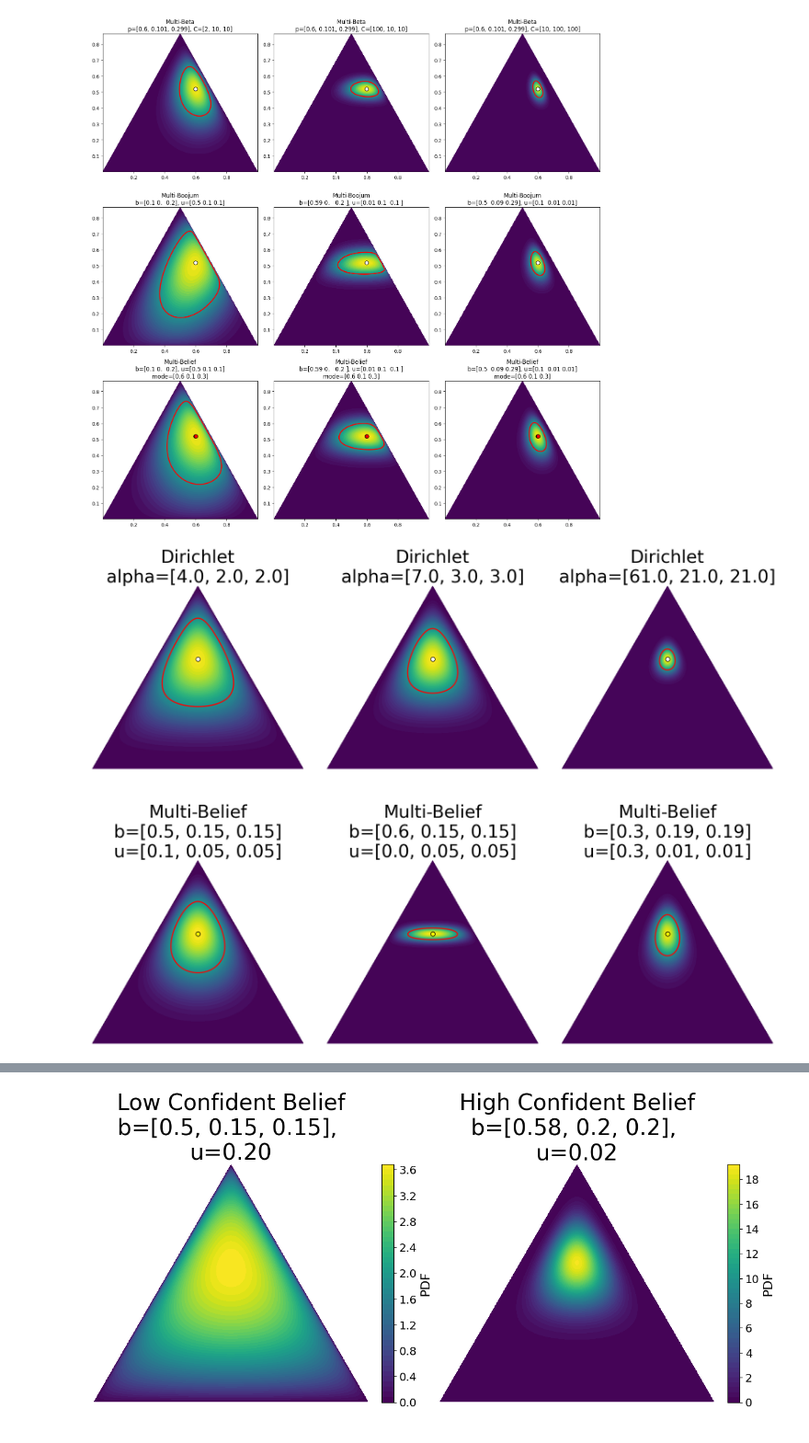
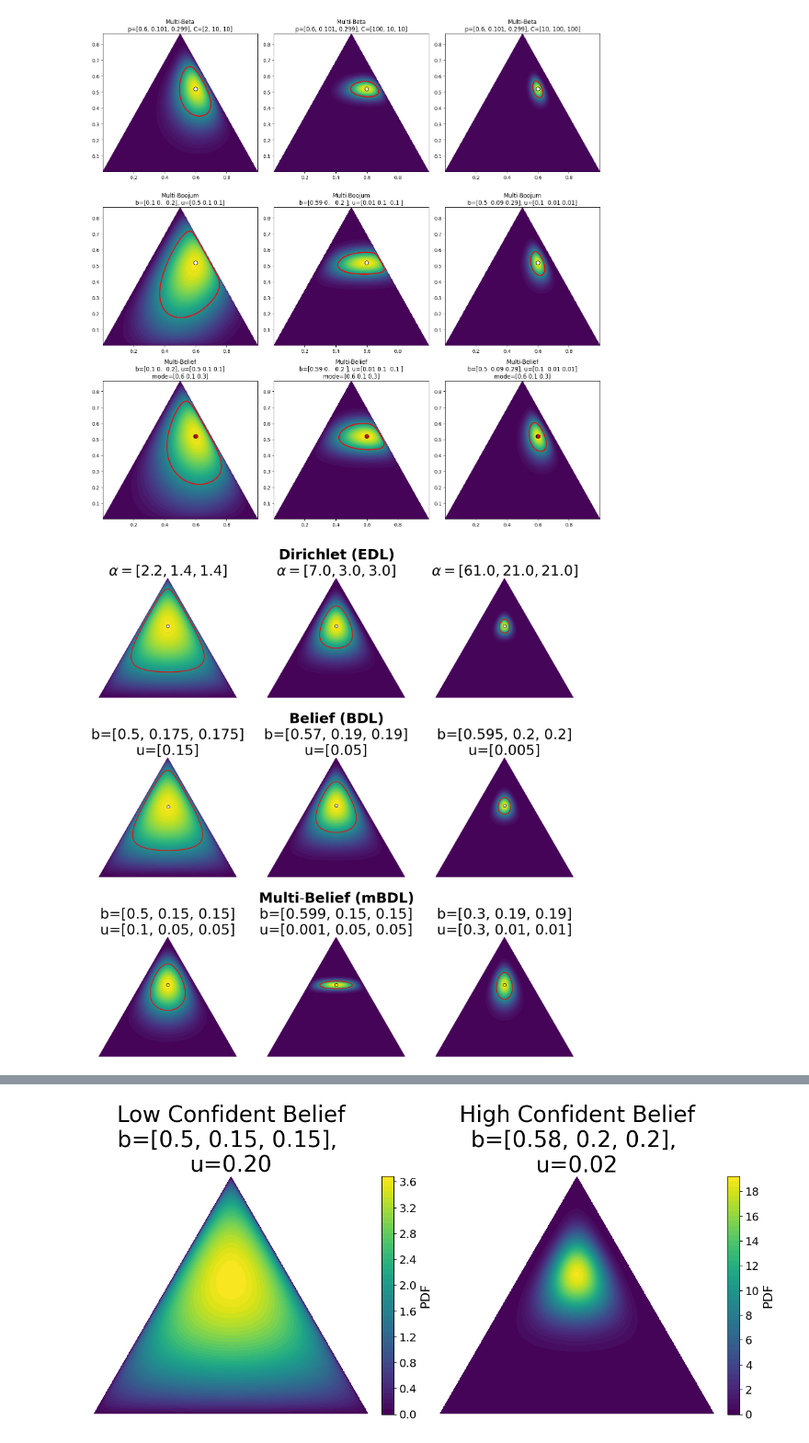
Before and after one commit to DuncanCSt/PyLDL, a Jupyter notebook: bedl_experiments/ploting Dirichlet.ipynb, the cells around one changed output, grey strips where cells are left out. Shown at 92% size. Saved outputs shown, nothing was run; the diff lists cells and outputs as text; code cells hidden in the pictures.

Commit message:
Create presentation plots

```diff
--- a/bedl_experiments/ploting Dirichlet.ipynb
+++ b/bedl_experiments/ploting Dirichlet.ipynb
@@ -266,15 +266,22 @@ converged in 599 iterations
 converged in 585 iterations
 [figure]
 # %%
-fig, axes = plt.subplots(2, 3, figsize=(18, 12))
+fig, axes = plt.subplots(3, 3, figsize=(18, 18))
 
 dirichlet_alphas = [
-    np.array([0.6, 0.2, 0.2])*5 + np.ones(3),
+    np.array([0.6, 0.2, 0.2])*2 + np.ones(3),
     np.array([0.6, 0.2, 0.2])*10 + np.ones(3),
     np.array([0.6, 0.2, 0.2])*100 + np.ones(3),
 ]
 
 belief_params = [
+    (np.array([0.5, 0.175, 0.175]), np.array([0.15])),
+    (np.array([0.57, 0.19, 0.19]), np.array([0.05])),
+    (np.array([0.595, 0.2, 0.2]), np.array([0.005])),
+]
+
+
+multi_belief_params = [
     (np.array([0.5, 0.15, 0.15]), np.array([0.1, 0.05, 0.05])),
     (np.array([0.599, 0.15, 0.15]), np.array([0.001, 0.05, 0.05])),
     (np.array([0.3, 0.19, 0.19]), np.array([0.3, 0.01, 0.01])),
@@ -288,38 +295,74 @@ for idx, alpha_vals in enumerate(dirichlet_alphas):
     ax.tricontour(triang, dir_pdf_vals, levels=[0.5 * dir_pdf_vals.max()], colors='red', linewidths=2)
     mode = (alpha_vals - 1) / (alpha_vals.sum() - len(alpha_vals))
     mode_xy = bary_to_cart(mode.reshape(1, 3), vertices)[0]
     ax.scatter(mode_xy[0], mode_xy[1], color='white', edgecolor='black', s=60, zorder=5)
-    ax.set_title(f"Dirichlet\nalpha={alpha_vals.tolist()}")
+    title = f"$\\alpha={alpha_vals.tolist()}$"
+    if idx == 1:
+        title = r"$\bf{Dirichlet\ (EDL)}$" + "\n" + title
+    ax.set_title(title)
+    ax.set_aspect('equal')
+    ax.axis('off')
+
+# Middle row: Belief
+for idx, (b_val, u_val) in enumerate(belief_params):
+    a_prior = np.array([0.6, 0.2, 0.2])
+    W = 1 / len(b_val)
+    alpha_vals = W*(b_val/u_val[0]+ a_prior) + 1
+    pdf_vals = dirichlet.pdf(bary_coords.T, alpha_vals)
+    ax = axes[1, idx]
+    ax.tricontourf(triang, pdf_vals, levels=50, cmap='viridis')
+    ax.tricontour(triang, pdf_vals, levels=[0.5 * pdf_vals.max()], colors='red', linewidths=2)
+    p_mode = bary_coords[np.argmax(pdf_vals)]
+    p_mode_xy = bary_to_cart(p_mode.reshape(1, 3), vertices)[0]
+    ax.scatter(p_mode_xy[0], p_mode_xy[1], color='white', edgecolor='black', s=60, zorder=5)
+    title = f"b={np.round(b_val, 3).tolist()}\nu={np.round(u_val, 3).tolist()}"
+    if idx == 1:
+        title = r"$\bf{Belief\ (BDL)}$" + "\n" + title
+    ax.set_title(title)
     ax.set_aspect('equal')
     ax.axis('off')
 
 # Bottom row: Multi-Belief
-for idx, (b_val, u_val) in enumerate(belief_params):
+for idx, (b_val, u_val) in enumerate(multi_belief_params):
     a_prior = np.array([1/3, 1/3, 1/3])
     W = 1 / len(b_val)
     alpha_vals = np.array([
         [W * ((b_val[i] + u_val[i]) / u_val[i]), W * ((1 - b_val[i] - u_val[i]) / u_val[i])]
         for i in range(len(b_val))
     ])
     pdf_vals = multi_beta_from_alphas(bary_coords, alpha_vals)
-    ax = axes[1, idx]
+    ax = axes[2, idx]
     ax.tricontourf(triang, pdf_vals, levels=50, cmap='viridis')
     ax.tricontour(triang, pdf_vals, levels=[0.5 * pdf_vals.max()], colors='red', linewidths=2)
     p_mode = bary_coords[np.argmax(pdf_vals)]
     p_mode_xy = bary_to_cart(p_mode.reshape(1, 3), vertices)[0]
     p_mean = b_val + u_val
     p_mean_xy = bary_to_cart((p_mean / p_mean.sum()).reshape(1, 3), vertices)[0]
     ax.scatter(p_mode_xy[0], p_mode_xy[1], color='red', edgecolor='black', s=60, zorder=5)
     ax.scatter(p_mean_xy[0], p_mean_xy[1], color='yellow', edgecolor='black', s=60, zorder=5)
-    ax.set_title(f"Multi-Belief\nb={np.round(b_val, 2).tolist()}\nu={np.round(u_val, 2).tolist()}")
+    title = f"b={np.round(b_val, 3).tolist()}\nu={np.round(u_val, 3).tolist()}"
+    if idx == 1:
+        title = r"$\bf{Multi\text{-}Belief\ (mBDL)}$" + "\n" + title
+    ax.set_title(title)
     ax.set_aspect('equal')
     ax.axis('off')
 
+for ax in axes.ravel():
+    ax.title.set_fontsize(36)
+
+# fig.text(0.02, 0.84, "Dirichlet (EDL)", rotation=90, va="center", ha="center", fontsize=30, fontweight="bold")
+# fig.text(0.02, 0.50, "Belief (BDL)", rotation=90, va="center", ha="center", fontsize=30, fontweight="bold")
+# fig.text(0.02, 0.17, "Multi-Belief (mBDL)", rotation=90, va="center", ha="center", fontsize=30, fontweight="bold")
+
 plt.tight_layout()
-for ax in axes.ravel():
-    ax.title.set_fontsize(32)
+fig.subplots_adjust(hspace=0.5)
+# PNG is raster; save both transparent PNG and true vector SVG
+for ax_ in axes.ravel():
+    ax_.set_facecolor("none")
+fig.patch.set_alpha(0.0)
 
-fig.subplots_adjust(hspace=0.5)
+fig.savefig("edl_bdl_mbdl.svg", bbox_inches="tight", transparent=True)
+fig.savefig("edl_bdl_mbdl.png", dpi=100, bbox_inches="tight", transparent=True)
 plt.show()
 # %% [output]
-[figure, old version]
+[figure, new version]
```
Also changed, not shown: parts of 2 cells of this notebook, 8 other files.
